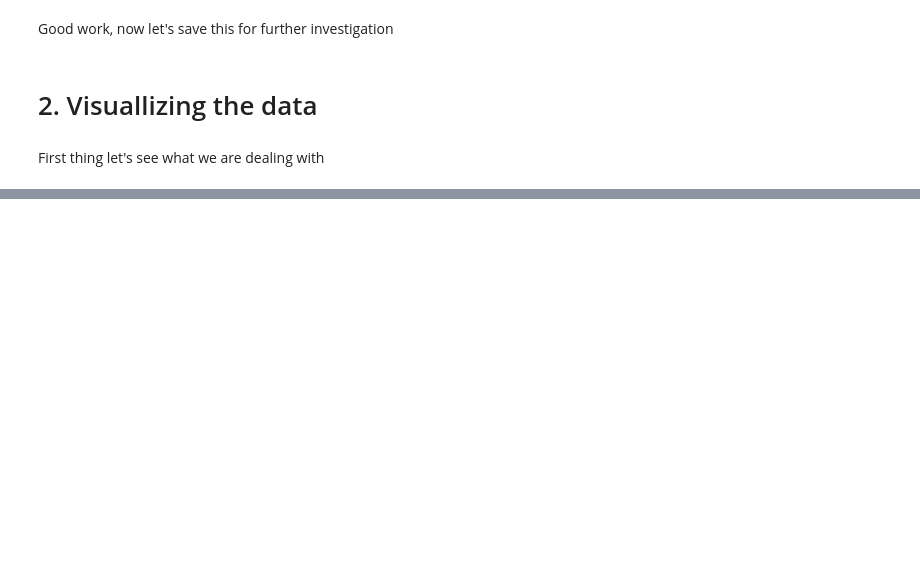
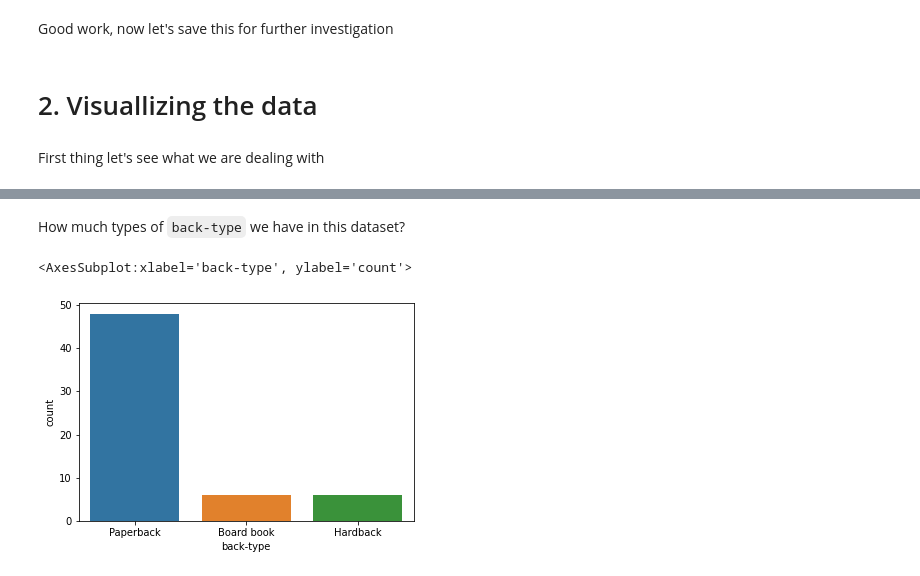
Before and after one commit to agnoam/ml_crawling, a Jupyter notebook: src/BD crawling.ipynb, the cells around one changed output, grey strips where cells are left out. Cells and saved outputs as stored; diff of their text form; code cells hidden in the pictures; blank space fills up the shorter version.

```diff
--- a/src/BD crawling.ipynb
+++ b/src/BD crawling.ipynb
@@ -24,6 +24,9 @@ from random import randrange
 
 from typing import Final, Any
 import matplotlib.pyplot as plt
+import seaborn as sns
+
+sns.set()
 # %% [markdown]
 For this our data source will be `https://www.bookdepository.com`. Let's fetch some data
 # %% [markdown]
@@ -313,0 +366,7 @@ df.head()
+# %% [markdown]
+How much types of `back-type` we have in this dataset?
+# %%
+sns.countplot(x=df['back-type'])
+# %% [output]
+<AxesSubplot:xlabel='back-type', ylabel='count'>
+[figure, added]
```
Also changed, not shown: parts of 17 cells of this notebook.
